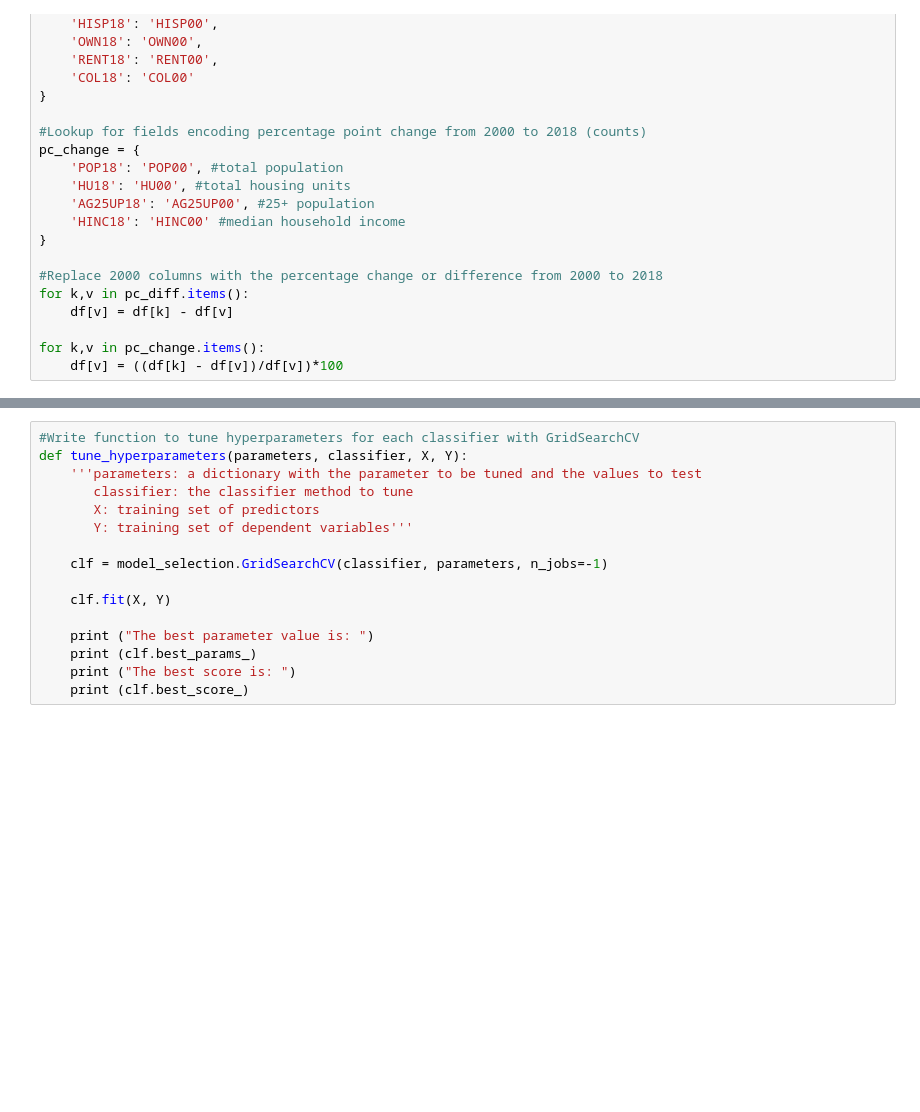
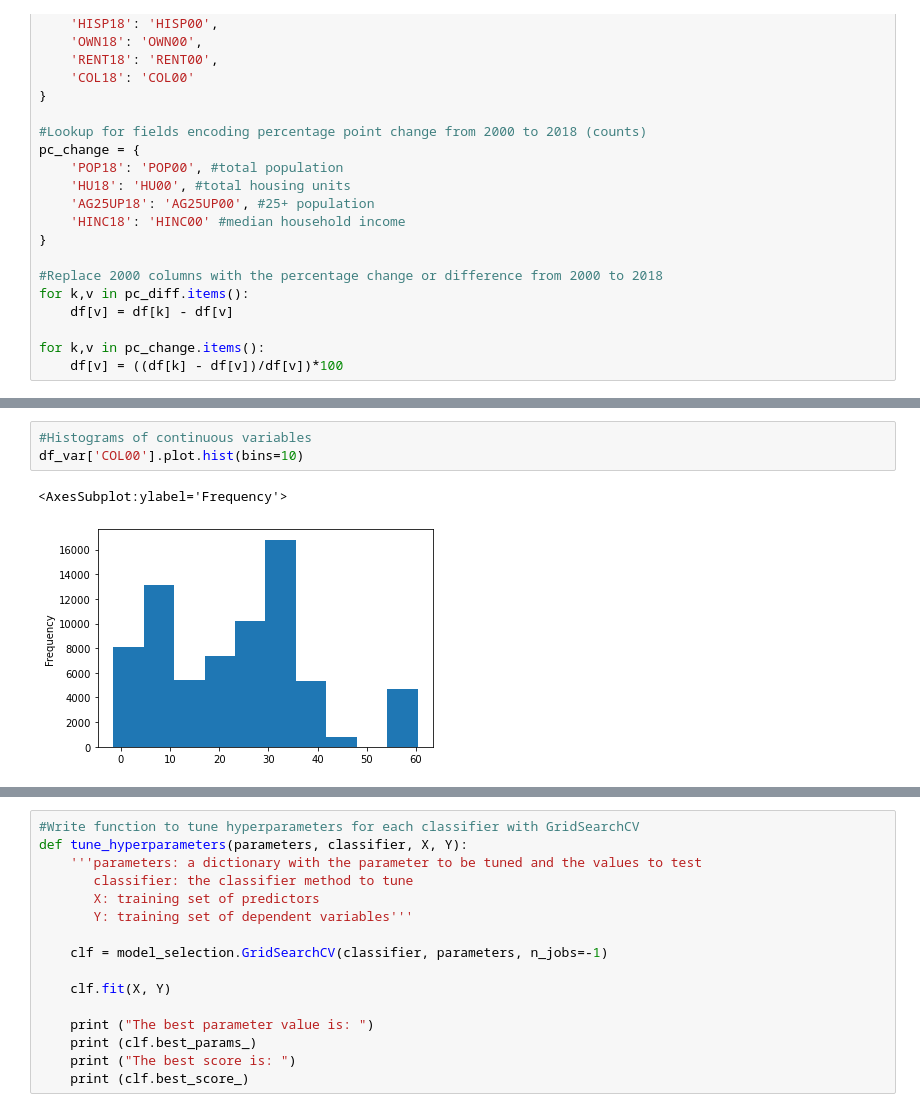
Before and after one commit to caranvr/DSSS-predicting-demolition, a Jupyter notebook: predicting-demolition.ipynb, the cells around one changed output, grey strips where cells are left out. Cells and saved outputs as stored; diff of their text form; blank space fills up the shorter version.

```diff
--- a/predicting-demolition.ipynb
+++ b/predicting-demolition.ipynb
@@ -301,0 +370,6 @@ for t in no_trees:
+# %%
+#Histograms of continuous variables
+df_var['COL00'].plot.hist(bins=10)
+# %% [output]
+<AxesSubplot:ylabel='Frequency'>
+[figure, added]
```
Also changed, not shown: parts of 60 cells of this notebook.
